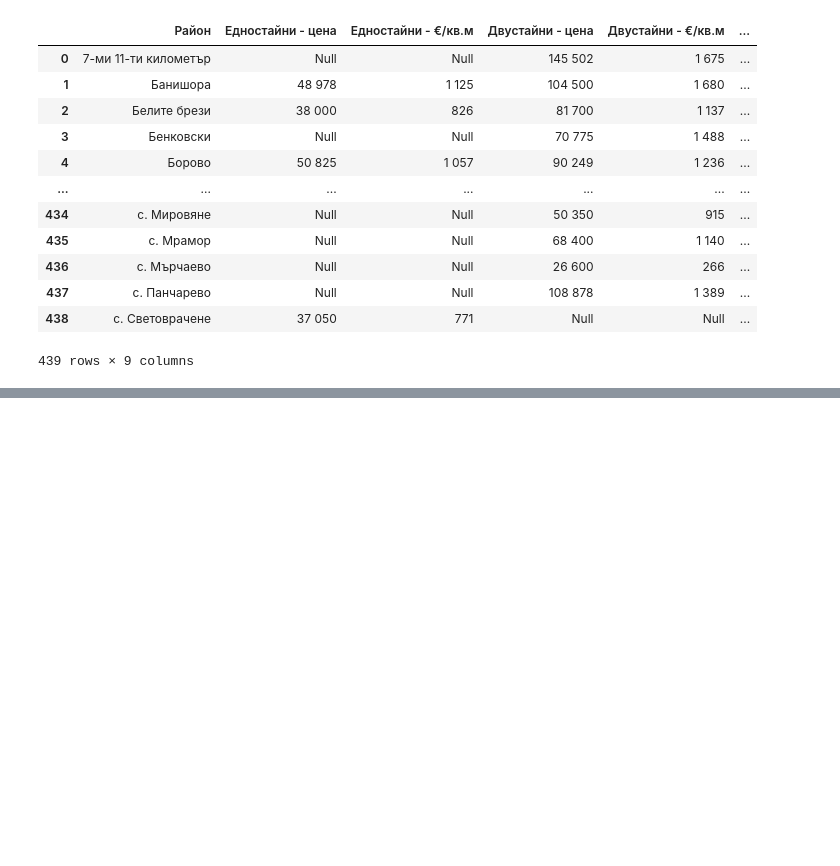
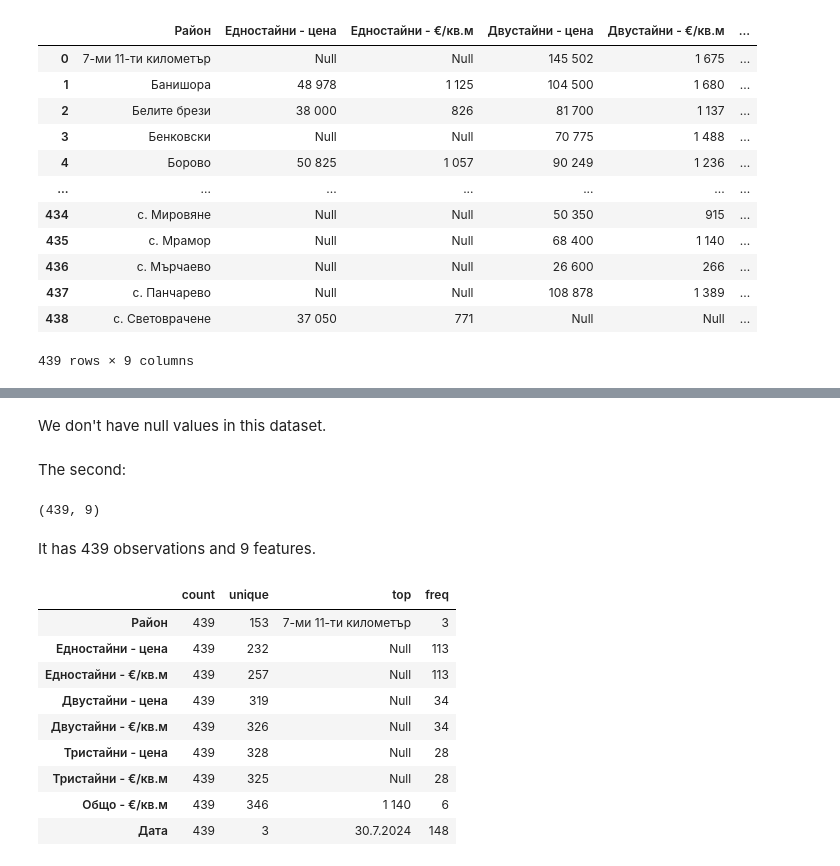
Before and after one commit to GalkaKG/Predicting-Sofia-Real-Estate-Prices, a Jupyter notebook: Predicting Sofia Real Estate Prices.ipynb, the cells around one changed output, grey strips where cells are left out. Saved outputs shown, nothing was run; the diff lists cells and outputs as text; code cells hidden in the pictures; blank space fills up the shorter version.

```diff
--- a/Predicting Sofia Real Estate Prices.ipynb
+++ b/Predicting Sofia Real Estate Prices.ipynb
@@ -200,0 +208,23 @@ dtype: object
+# %% [markdown]
+We don't have null values in this dataset.
+# %% [markdown]
+The second:
+# %%
+second_df.shape
+# %% [output]
+(439, 9)
+# %% [markdown]
+It has 439 observations and 9 features.
+# %%
+second_df.describe().T
+# %% [output]
+|  | count | unique | top | freq |
+| Район | 439 | 153 | 7-ми 11-ти километър | 3 |
+| Едностайни - цена | 439 | 232 | Null | 113 |
+| Едностайни - €/кв.м | 439 | 257 | Null | 113 |
+| Двустайни - цена | 439 | 319 | Null | 34 |
+| Двустайни - €/кв.м | 439 | 326 | Null | 34 |
+| Тристайни - цена | 439 | 328 | Null | 28 |
+| Тристайни - €/кв.м | 439 | 325 | Null | 28 |
+| Общо - €/кв.м | 439 | 346 | 1 140 | 6 |
+| Дата | 439 | 3 | 30.7.2024 | 148 |
```
Also changed, not shown: parts of 10 cells of this notebook.
